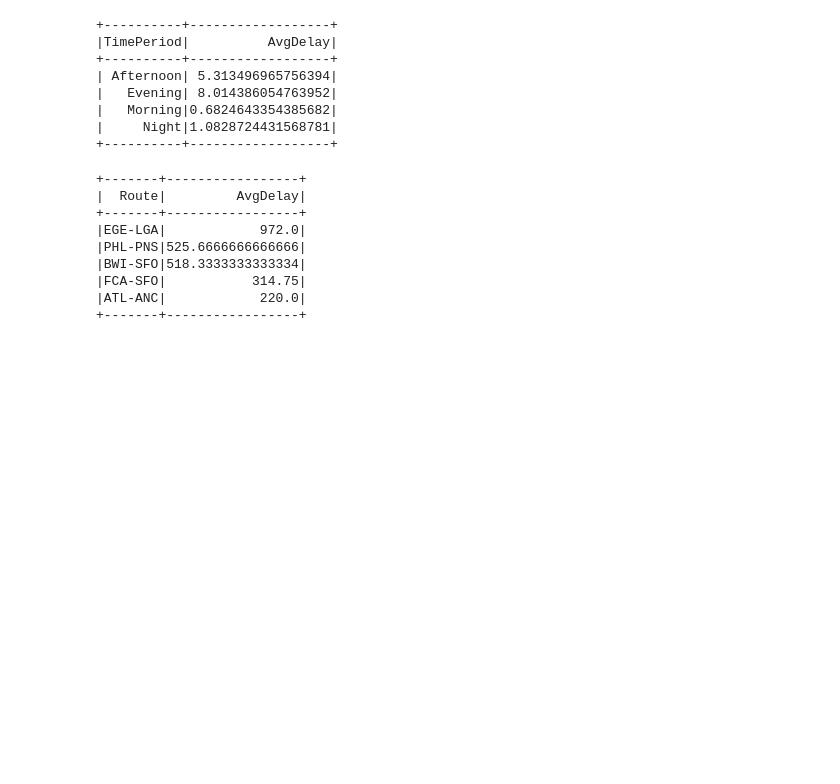
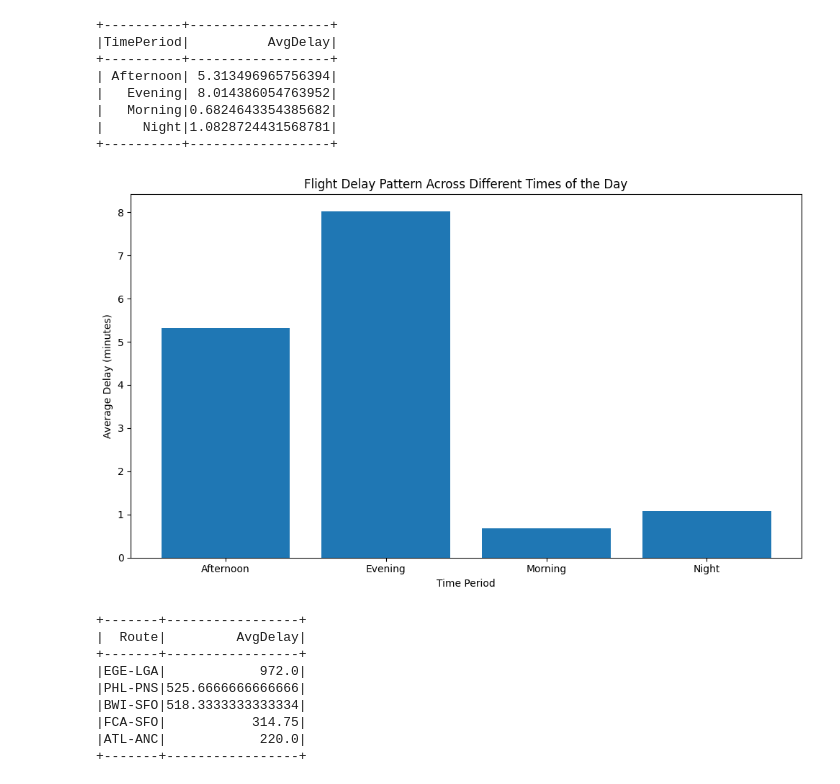
Before and after one commit to TejasTadikonda04/airline-efficiency, a Jupyter notebook: airline_efficiency.ipynb, the cells around one changed output. Cells and saved outputs as stored; diff of their text form; code cells hidden in the pictures; blank space fills up the shorter version.

```diff
--- a/airline_efficiency.ipynb
+++ b/airline_efficiency.ipynb
@@ -189,6 +246,25 @@ delay_pattern_by_time_of_day.show()
 |   Morning|0.6824643354385682|
 |     Night|1.0828724431568781|
 +----------+------------------+
+# %%
+# Extract time periods and average delays from the DataFrame
+time_periods = [row['TimePeriod'] for row in delay_pattern_by_time_of_day.collect()]
+avg_delays = [row['AvgDelay'] for row in delay_pattern_by_time_of_day.collect()]
+
+# Create a bar plot
+plt.figure(figsize=(10, 6))
+plt.bar(time_periods, avg_delays)
+
+# Add labels and title
+plt.xlabel('Time Period')
+plt.ylabel('Average Delay (minutes)')
+plt.title('Flight Delay Pattern Across Different Times of the Day')
+
+# Show plot
+plt.tight_layout()
+plt.show()
+# %% [output]
+[figure, added]
 # %%
 # Query to find the top 5 routes with the highest average delay
 query = """
```
Also changed, not shown: parts of 5 cells of this notebook.
